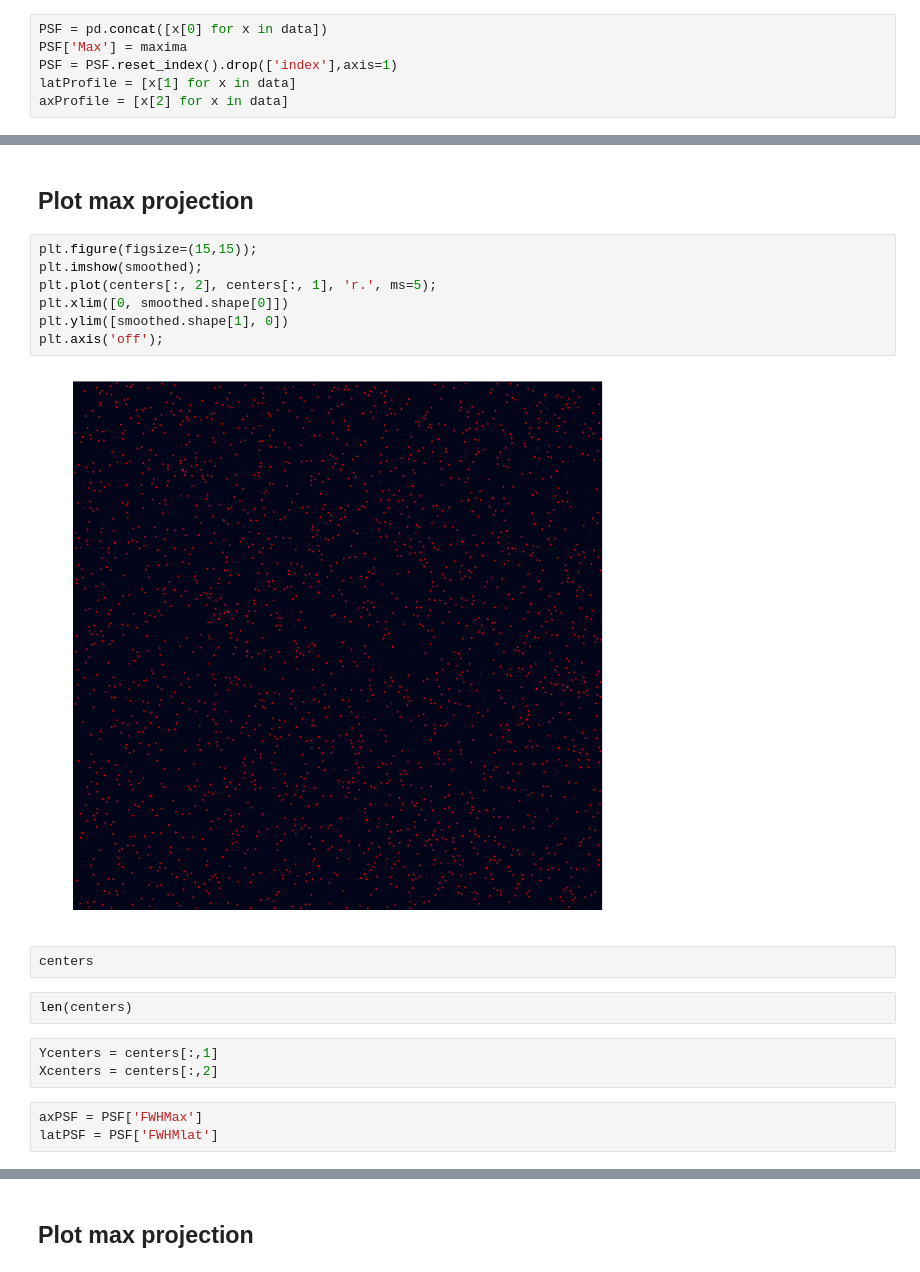
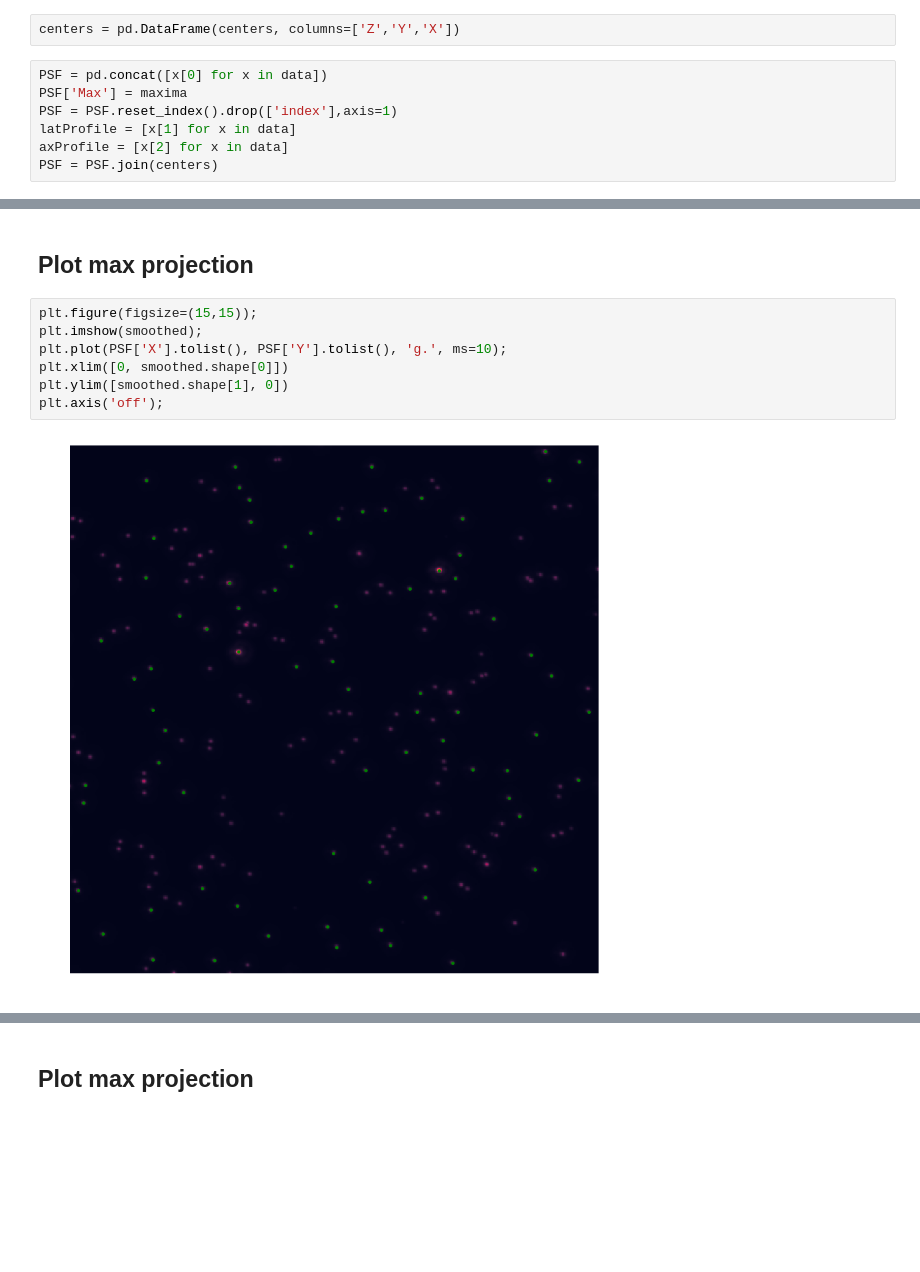
Before and after one commit to mesoSPIM/mesoSPIM-PSFanalysis, a Jupyter notebook: example-playground.ipynb, the cells around one changed output, grey strips where cells are left out. Saved outputs shown, nothing was run; the diff lists cells and outputs as text; blank space fills up the shorter version.

```diff
--- a/example-playground.ipynb
+++ b/example-playground.ipynb
@@ -63,10 +63,13 @@ im = imread('./data/5ms_2nd_488_nm_508_520-35_4x_Right_000000-3-200slices.tif',
 im = imread('./data/5ms_2nd_noETL_488_nm_508_520-35_4x_Right_000000-2-200slices.tif', plugin='tifffile')  # 2048 px testdata
 # %%
 data, beads, maxima, centers, smoothed = compute(im, options)
+# %%
+centers = pd.DataFrame(centers, columns=['Z','Y','X'])
 # %%
 PSF = pd.concat([x[0] for x in data])
 PSF['Max'] = maxima
 PSF = PSF.reset_index().drop(['index'],axis=1)
 latProfile = [x[1] for x in data]
 axProfile = [x[2] for x in data]
+PSF = PSF.join(centers)
 # %%
@@ -109,19 +98,9 @@ dtype: float64
 # %%
 plt.figure(figsize=(15,15));
 plt.imshow(smoothed);
-plt.plot(centers[:, 2], centers[:, 1], 'r.', ms=5);
+plt.plot(PSF['X'].tolist(), PSF['Y'].tolist(), 'g.', ms=10);
 plt.xlim([0, smoothed.shape[0]])
 plt.ylim([smoothed.shape[1], 0])
 plt.axis('off');
 # %% [output]
-[figure, old version]
+[figure, new version]
-# %%
-centers
-# %%
-len(centers)
-# %%
-Ycenters = centers[:,1]
-Xcenters = centers[:,2]
-# %%
-axPSF = PSF['FWHMax']
-latPSF = PSF['FWHMlat']
```
Also changed, not shown: parts of 15 cells of this notebook.
